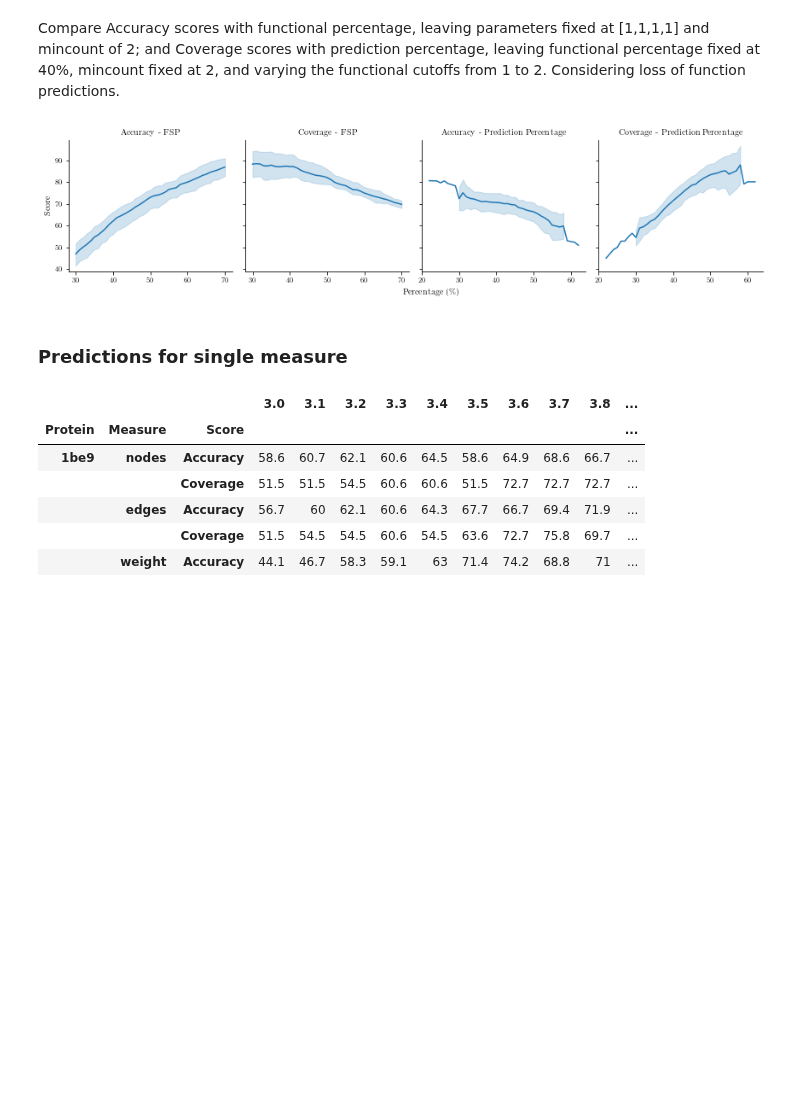
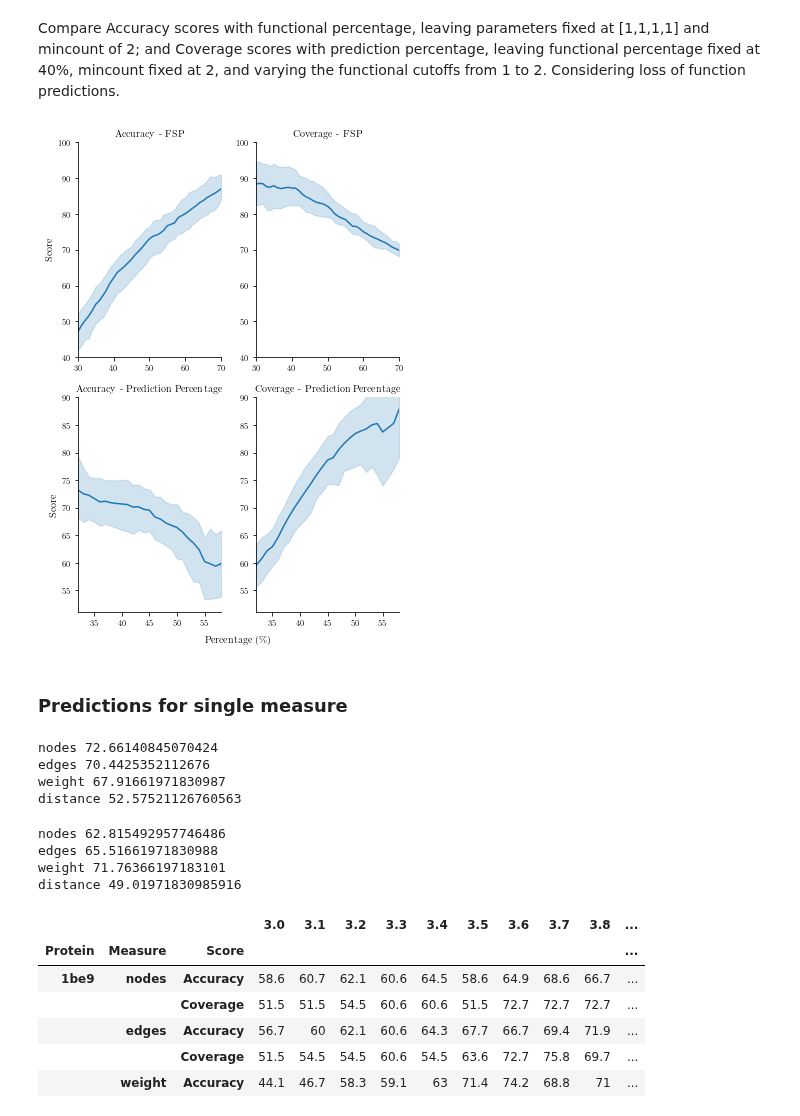
Before and after one commit to CrisSotomayor/perturbation-networks-get-data, a Jupyter notebook: figure_behavior.ipynb, the cells around one changed output. Saved outputs shown, nothing was run; the diff lists cells and outputs as text; code cells hidden in the pictures; blank space fills up the shorter version.

Commit message:
Update figure_roc and figure_behavior

```diff
--- a/figure_behavior.ipynb
+++ b/figure_behavior.ipynb
@@ -252,12 +254,26 @@ for protein in protein_names:
 # %%
-g2 = sns.FacetGrid(data=df2, col="Type", sharex=False)
+g2 = sns.FacetGrid(data=df2, col="Type", sharex=False, sharey=False, col_wrap=2, height=4, aspect=0.66)
 g2.map(sns.lineplot, "Percentage", "Score")
 g2.set_titles(row_template = '{row_name}', col_template = '{col_name}')
 g2.set_axis_labels("", "Score")
-g2.fig.text(0.5,0.05, "Percentage (\%)")
-g2.savefig('figures/behavior.png', dpi=300)
+g2.fig.text(0.45,0.04, "Percentage (\%)")
+
+for i, ax in enumerate(g2.axes.flat):
+    ax.set_aspect(1)
+    if i in [0,1]:
+        ax.set_xlim(30,70)
+        ax.set_ylim(40,100)
+    else:
+        ax.set_xlim(32,58)
+        ax.set_ylim(51,90)
+        ax.set_xticks([35, 40, 45, 50, 55])
+
+plt.subplots_adjust(hspace=-0.2)
+plt.tight_layout()
+
+g2.savefig('figures/behavior2.png', dpi=300)
 # %% [output]
-[figure, old version]
+[figure, new version]
 # %% [markdown]
 ### Predictions for single measure
 # %%
@@ -323,11 +339,27 @@ dataOne = dataOneMeasure(1.5)
 # %%
 dataOne = dataOne.astype('float64')
 # %%
-## obtaining best and worst scores for accuracy
-# dataOne[dataOne.index.get_level_values('Score').isin(['Accuracy'])].mean(axis=1)
+# obtaining best and worst scores for accuracy
+all_acc = dataOne[dataOne.index.get_level_values('Score').isin(['Accuracy'])].mean(axis=1)
+for measure in measures:
+    mean = all_acc[all_acc.index.get_level_values('Measure').isin([measure])].mean()
+    print(measure, mean)
+# %% [output]
+nodes 72.66140845070424
+edges 70.4425352112676
+weight 67.91661971830987
+distance 52.57521126760563
 # %%
 ## obtaining best and worst scores for coverage
-# dataOne[dataOne.index.get_level_values('Score').isin(['Coverage'])].mean(axis=1)
+all_cov = dataOne[dataOne.index.get_level_values('Score').isin(['Coverage'])].mean(axis=1)
+for measure in measures:
+    mean = all_cov[all_cov.index.get_level_values('Measure').isin([measure])].mean()
+    print(measure, mean)
+# %% [output]
+nodes 62.815492957746486
+edges 65.51661971830988
+weight 71.76366197183101
+distance 49.01971830985916
 # %%
 dataOne
 # %% [output]
```
Also changed, not shown: parts of 8 cells of this notebook, 13 other files.
